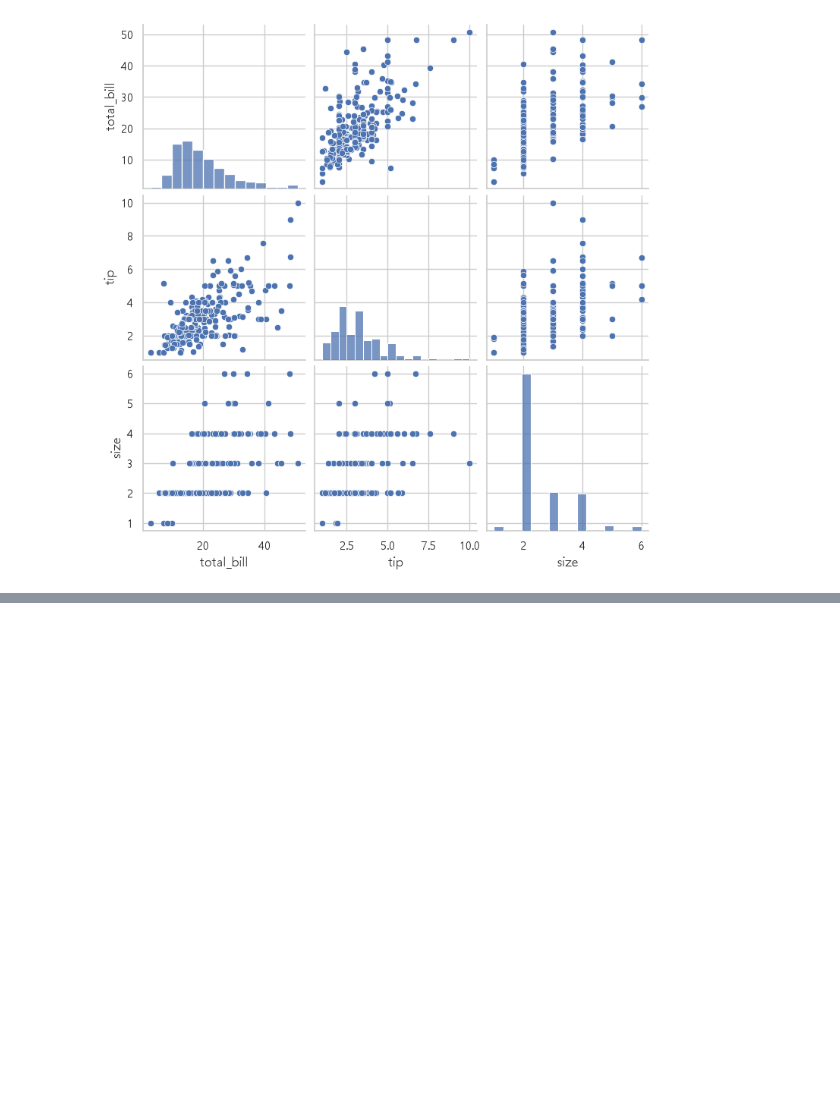
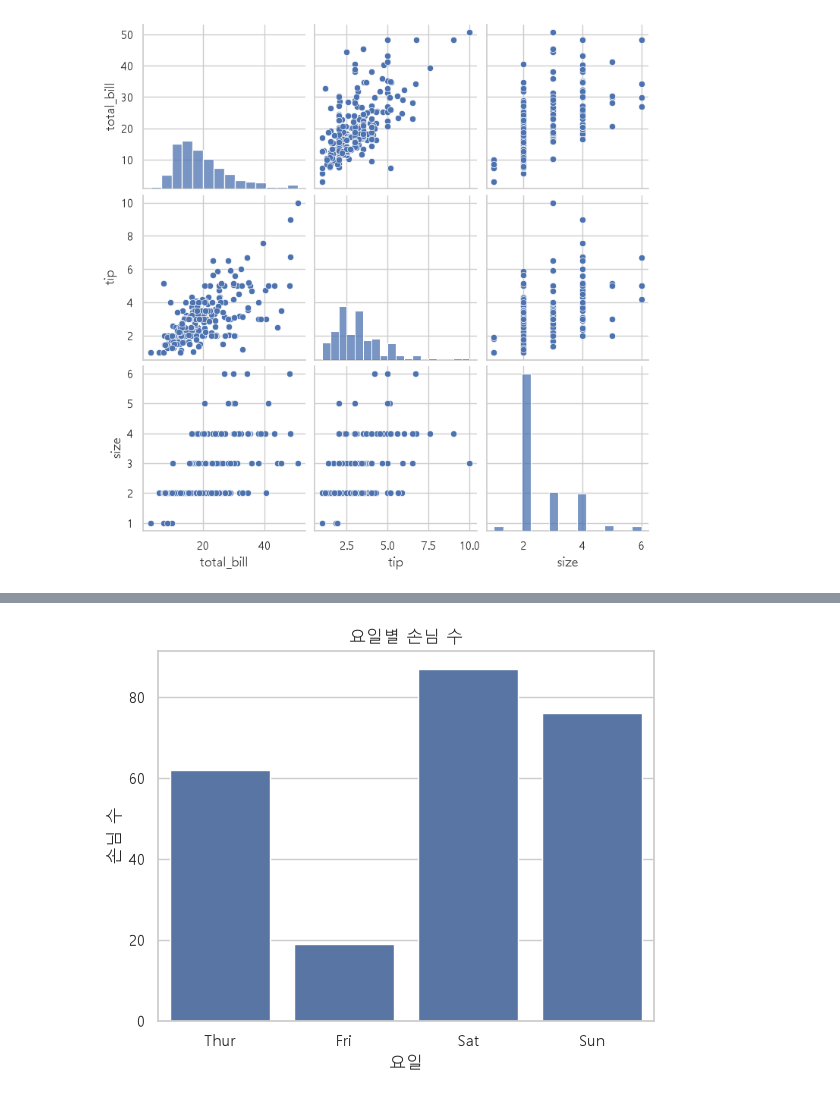
Before and after one commit to ChaeYeongJi/18_r, a Jupyter notebook: 01.ipynb, the cells around one changed output, grey strips where cells are left out. Drawn from its saved outputs; the diff is of its cells as text; code cells hidden in the pictures; blank space fills up the shorter version.

```diff
--- a/01.ipynb
+++ b/01.ipynb
@@ -202,3 +202,9 @@ plt.show()
 # 좌상에서 우하로 가는 대각선(자기 자신)의 경우 해당 데이터(total_bill, tip, size)에서의 변수의 분포를 보여줌.
 # %% [output]
 [figure]
+# %%
+tips = pd.read_csv('./data/tips.csv')
+titanic = pd.read_csv('./data/titanic.csv')
+
+print(tips.head())
+print(titanic.head())
@@ -204,0 +231,3 @@ plt.show()
+# %%
+tips['day'] = pd.Categorical(tips['day'], ['Thur', 'Fri', 'Sat', 'Sun'], ordered=True)
+titanic['class'] = pd.Categorical(titanic['class'], ['First', 'Second', 'Third'], ordered=True)
@@ -204,0 +306,8 @@ plt.show()
+# %%
+sns.countplot(data=tips, x='day')
+plt.title('요일별 손님 수')
+plt.xlabel('요일')
+plt.ylabel('손님 수')
+plt.show()
+# %% [output]
+[figure, added]
```
Also changed, not shown: parts of 19 cells of this notebook.
